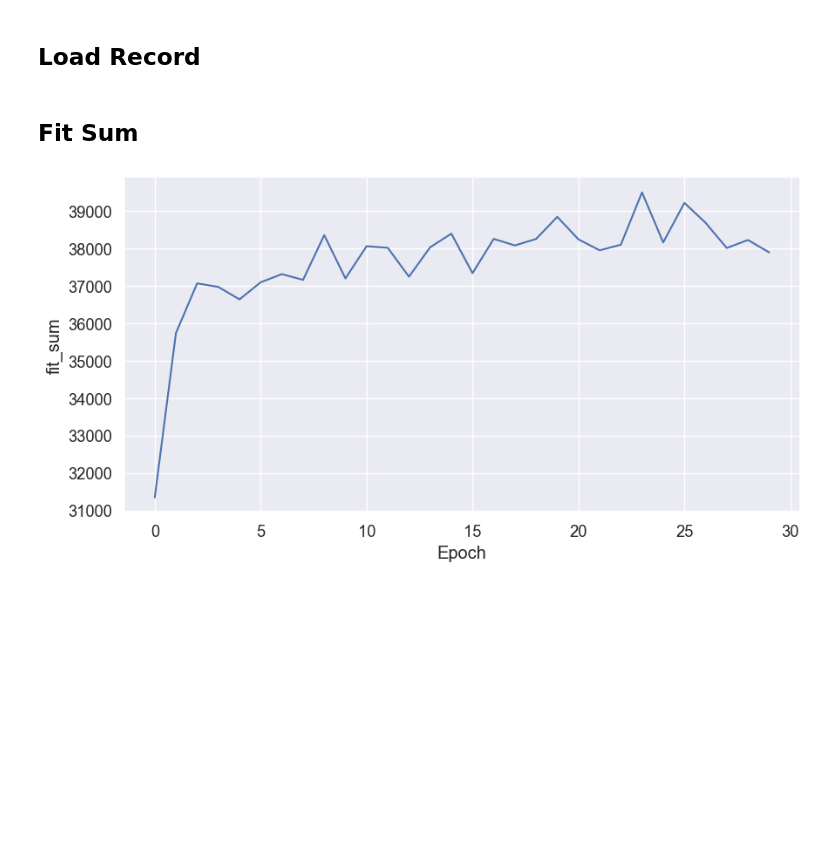
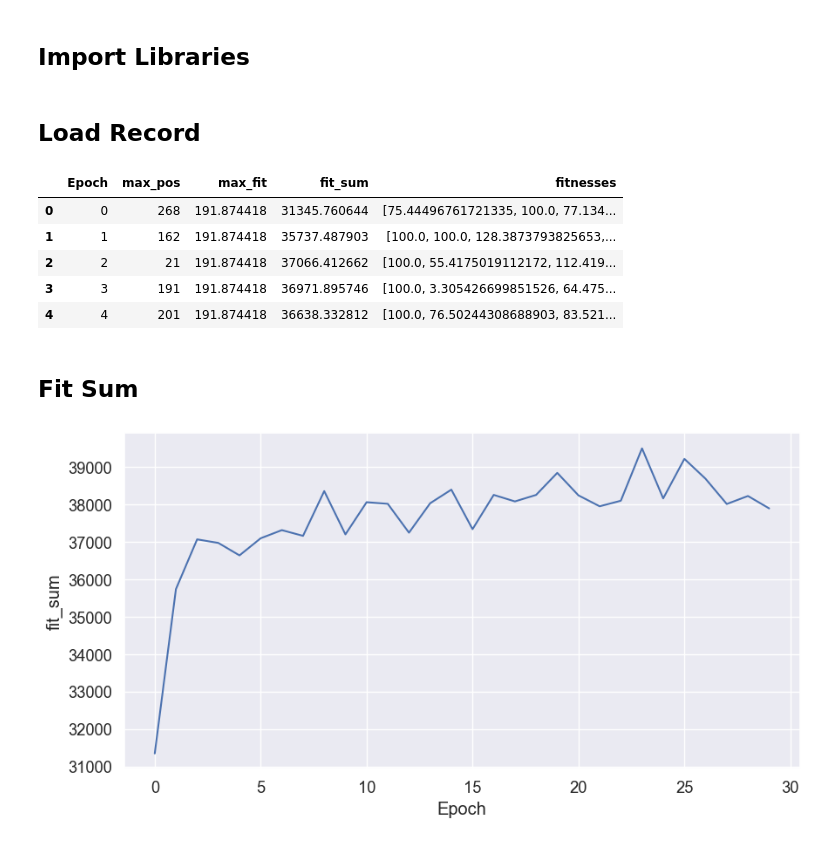
Before and after one commit to itbergl/crypto-ai, a Jupyter notebook: visual.ipynb, the cells around one changed output. Saved outputs shown, nothing was run; the diff lists cells and outputs as text; code cells hidden in the pictures; blank space fills up the shorter version.

```diff
--- a/visual.ipynb
+++ b/visual.ipynb
@@ -1,3 +1,5 @@
+# %% [markdown]
+## Import Libraries
 # %%
 import matplotlib.pyplot as plt
 import pandas as pd
@@ -13,7 +14,14 @@ result_path = os.getcwd() + '/result'
 # %%
 bot_record = pd.read_csv(result_path + '/bot_record.csv')
 bot_record['fitnesses'] = bot_record['fitnesses'].apply(lambda x: ast.literal_eval(x))
-# bot_record
+bot_record.head()
+# %% [output]
+|  | Epoch | max_pos | max_fit | fit_sum | fitnesses |
+| 0 | 0 | 268 | 191.874418 | 31345.760644 | [75.44496761721335, 100.0, 77.134... |
+| 1 | 1 | 162 | 191.874418 | 35737.487903 | [100.0, 100.0, 128.3873793825653,... |
+| 2 | 2 | 21 | 191.874418 | 37066.412662 | [100.0, 55.4175019112172, 112.419... |
+| 3 | 3 | 191 | 191.874418 | 36971.895746 | [100.0, 3.305426699851526, 64.475... |
+| 4 | 4 | 201 | 191.874418 | 36638.332812 | [100.0, 76.50244308688903, 83.521... |
 # %% [markdown]
 ## Fit Sum
 # %%
```
Also changed, not shown: parts of 1 cell of this notebook, 5 other files.
